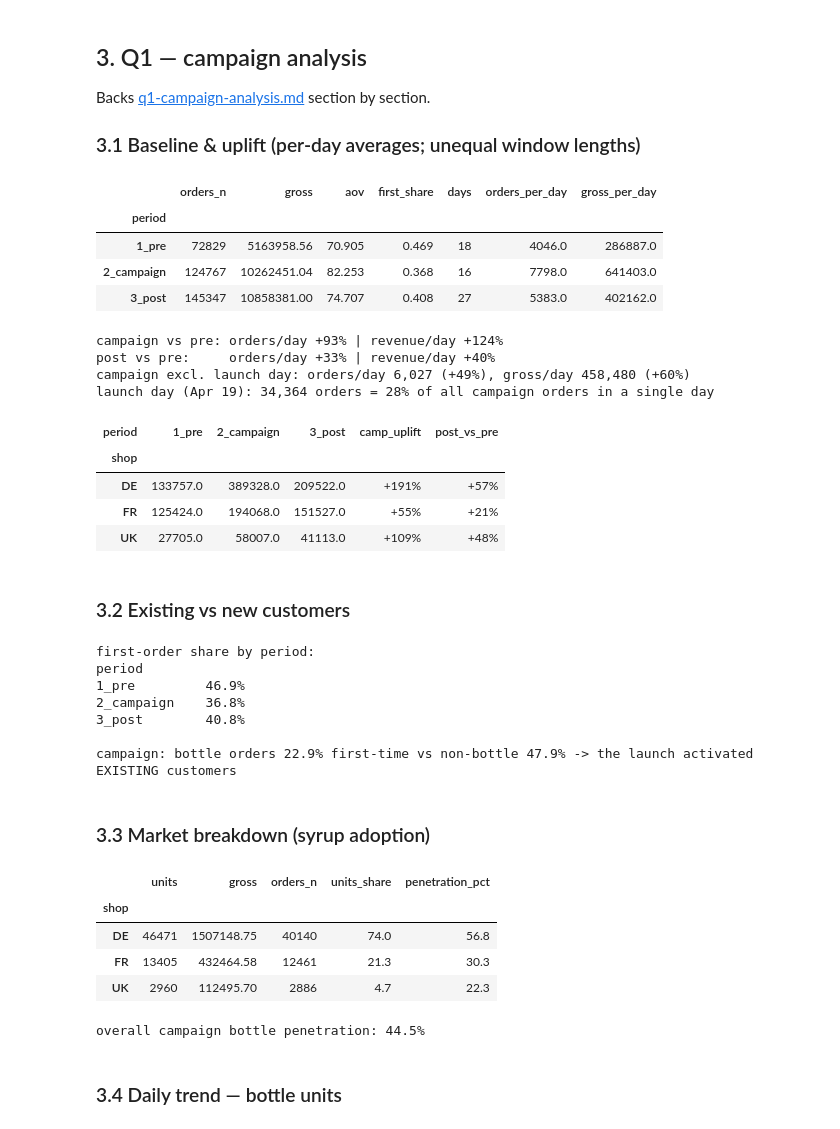
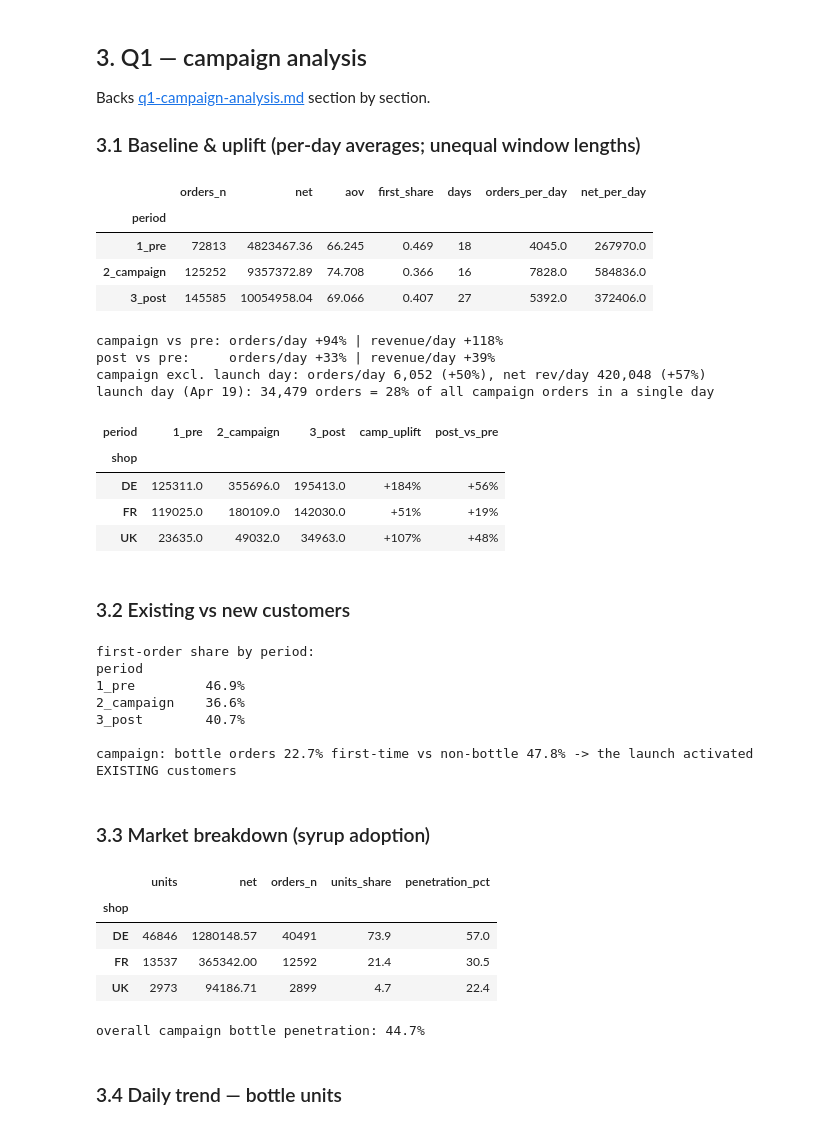
Before and after one commit to ugrodrigo/holy-case-rodrigo-uehara-guskuma, a Jupyter notebook: analysis.ipynb, the cells around one changed output. Drawn from its saved outputs; the diff is of its cells as text; code cells hidden in the pictures.

```diff
--- a/analysis.ipynb
+++ b/analysis.ipynb
@@ -306,13 +333,14 @@ periods **pre** Apr 1–18 / **campaign** Apr 19–May 4 / **post** May 5–31.
 # %%
 orders = orders_raw.drop_duplicates("order_id").copy()
 
-# an order counts as cancelled only if ALL its shipment rows are cancelled/ignored
-stat = ship.groupby("order_id").shipment_status.apply(set)
-fully_cancelled = set(stat[stat.apply(lambda s: s <= {"cancelled", "ignored"})].index)
-orders["cancelled"] = orders.order_id.isin(fully_cancelled)
-print("orders deduped:", len(orders), "| fully cancelled (excluded):", orders.cancelled.sum())
+# cancelled orders - rule confirmed by the data owner: a fully refunded order is a cancellation.
+# Guard to gross > 0: zero-value sample orders (e.g. the May 18 giveaway) trivially satisfy refunded >= gross.
+orders["cancelled"] = (orders.gross_revenue > 0) & (orders.refunded_value >= orders.gross_revenue)
+print("orders deduped:", len(orders), "| cancelled by refund rule (excluded):", orders.cancelled.sum())
 
 o = orders[~orders.cancelled].copy()
+print("negative net_revenue remaining among active orders:", (o.net_revenue < 0).sum(),
+      "(edge cases where refund exceeds gross+shipping-tax; negligible)")
 
 def period(d):
     if d <= pd.Timestamp("2026-04-18"): return "1_pre"
@@ -323,6 +351,7 @@ PERIOD_DAYS = pd.Series({"1_pre": 18, "2_campaign": 16, "3_post": 27})
 
 # enriched line items: only active orders, joined to order context and product master
 items = items_raw[items_raw.order_id.isin(o.order_id)].copy()
+items = items[~items.component_sku.str.startswith("10-00-42-002")]   # syrup spare parts: data owner says out of scope
 items = items.merge(o[["order_id", "order_date", "shop", "customer_id", "is_first_order", "period"]], on="order_id")
 items = items.merge(products, left_on="component_sku", right_on="sku", how="left")
 items["cat"] = items.category.fillna("UNKNOWN")
@@ -344,45 +374,45 @@ Backs [q1-campaign-analysis.md](docs/q1-campaign-analysis.md) section by section
 <a id="sec31"></a>
 ### 3.1 Baseline & uplift (per-day averages; unequal window lengths)
 # %%
-agg = o.groupby("period").agg(orders_n=("order_id", "count"), gross=("gross_revenue", "sum"),
-                              aov=("gross_revenue", "mean"), first_share=("is_first_order", "mean"))
+agg = o.groupby("period").agg(orders_n=("order_id", "count"), net=("net_revenue", "sum"),
+                              aov=("net_revenue", "mean"), first_share=("is_first_order", "mean"))
 agg["days"] = PERIOD_DAYS
 agg["orders_per_day"] = (agg.orders_n / agg.days).round(0)
-agg["gross_per_day"]  = (agg.gross / agg.days).round(0)
+agg["net_per_day"]  = (agg.net / agg.days).round(0)
 display(agg.round(3))
 
-up = lambda a, b: agg.loc[a, "gross_per_day"] / agg.loc[b, "gross_per_day"] - 1
+up = lambda a, b: agg.loc[a, "net_per_day"] / agg.loc[b, "net_per_day"] - 1
 upo = lambda a, b: agg.loc[a, "orders_per_day"] / agg.loc[b, "orders_per_day"] - 1
 print(f"campaign vs pre: orders/day {upo('2_campaign','1_pre'):+.0%} | revenue/day {up('2_campaign','1_pre'):+.0%}")
 print(f"post vs pre:     orders/day {upo('3_post','1_pre'):+.0%} | revenue/day {up('3_post','1_pre'):+.0%}")
 
 camp_nl = o[(o.period == "2_campaign") & (o.order_date != "2026-04-19")]   # excluding launch day
 print(f"campaign excl. launch day: orders/day {len(camp_nl)/15:,.0f} ({len(camp_nl)/15/agg.loc['1_pre','orders_per_day']-1:+.0%}), "
-      f"gross/day {camp_nl.gross_revenue.sum()/15:,.0f} ({camp_nl.gross_revenue.sum()/15/agg.loc['1_pre','gross_per_day']-1:+.0%})")
+      f"net rev/day {camp_nl.net_revenue.sum()/15:,.0f} ({camp_nl.net_revenue.sum()/15/agg.loc['1_pre','net_per_day']-1:+.0%})")
 launch_orders = agg.loc["2_campaign", "orders_n"] - len(camp_nl)
 print(f"launch day (Apr 19): {launch_orders:,.0f} orders = {launch_orders/agg.loc['2_campaign','orders_n']:.0%} of all campaign orders in a single day")
 
 # per market
-m = o.groupby(["period", "shop"]).gross_revenue.sum().unstack("period")
+m = o.groupby(["period", "shop"]).net_revenue.sum().unstack("period")
 m = m.div(PERIOD_DAYS, axis=1).round(0)
 m["camp_uplift"]  = (m["2_campaign"] / m["1_pre"] - 1).map("{:+.0%}".format)
 m["post_vs_pre"] = (m["3_post"] / m["1_pre"] - 1).map("{:+.0%}".format)
 display(m)
 # %% [output]
-|  | orders_n | gross | aov | first_share | days | orders_per_day | gross_per_day |
+|  | orders_n | net | aov | first_share | days | orders_per_day | net_per_day |
 | period |  |  |  |  |  |  |  |
-| 1_pre | 72829 | 5163958.56 | 70.905 | 0.469 | 18 | 4046.0 | 286887.0 |
-| 2_campaign | 124767 | 10262451.04 | 82.253 | 0.368 | 16 | 7798.0 | 641403.0 |
-| 3_post | 145347 | 10858381.00 | 74.707 | 0.408 | 27 | 5383.0 | 402162.0 |
+| 1_pre | 72813 | 4823467.36 | 66.245 | 0.469 | 18 | 4045.0 | 267970.0 |
+| 2_campaign | 125252 | 9357372.89 | 74.708 | 0.366 | 16 | 7828.0 | 584836.0 |
+| 3_post | 145585 | 10054958.04 | 69.066 | 0.407 | 27 | 5392.0 | 372406.0 |
-campaign vs pre: orders/day +93% | revenue/day +124%
-post vs pre:     orders/day +33% | revenue/day +40%
-campaign excl. launch day: orders/day 6,027 (+49%), gross/day 458,480 (+60%)
-launch day (Apr 19): 34,364 orders = 28% of all campaign orders in a single day
+campaign vs pre: orders/day +94% | revenue/day +118%
+post vs pre:     orders/day +33% | revenue/day +39%
+campaign excl. launch day: orders/day 6,052 (+50%), net rev/day 420,048 (+57%)
+launch day (Apr 19): 34,479 orders = 28% of all campaign orders in a single day
 | period | 1_pre | 2_campaign | 3_post | camp_uplift | post_vs_pre |
 | shop |  |  |  |  |  |
-| DE | 133757.0 | 389328.0 | 209522.0 | +191% | +57% |
-| FR | 125424.0 | 194068.0 | 151527.0 | +55% | +21% |
-| UK | 27705.0 | 58007.0 | 41113.0 | +109% | +48% |
+| DE | 125311.0 | 355696.0 | 195413.0 | +184% | +56% |
+| FR | 119025.0 | 180109.0 | 142030.0 | +51% | +19% |
+| UK | 23635.0 | 49032.0 | 34963.0 | +107% | +48% |
 # %% [markdown]
 <a id="sec32"></a>
 ### 3.2 Existing vs new customers
@@ -396,27 +426,27 @@ print(f"\ncampaign: bottle orders {camp[camp.has_bottle].is_first_order.mean():.
 first-order share by period:
 period
 1_pre         46.9%
-2_campaign    36.8%
-3_post        40.8%
+2_campaign    36.6%
+3_post        40.7%
 
-campaign: bottle orders 22.9% first-time vs non-bottle 47.9% -> the launch activated EXISTING customers
+campaign: bottle orders 22.7% first-time vs non-bottle 47.8% -> the launch activated EXISTING customers
 # %% [markdown]
 <a id="sec33"></a>
 ### 3.3 Market breakdown (syrup adoption)
 # %%
 camp_bot = bot[bot.period == "2_campaign"]
-mk = camp_bot.groupby("shop").agg(units=("quantity", "sum"), gross=("gross_revenue", "sum"), orders_n=("order_id", "nunique"))
+mk = camp_bot.groupby("shop").agg(units=("quantity", "sum"), net=("net_revenue", "sum"), orders_n=("order_id", "nunique"))
 mk["units_share"] = (mk.units / mk.units.sum() * 100).round(1)
 mk["penetration_pct"] = (mk.orders_n / camp.groupby("shop").order_id.count() * 100).round(1)
 display(mk)
 print(f"overall campaign bottle penetration: {camp.has_bottle.mean():.1%}")
 # %% [output]
-|  | units | gross | orders_n | units_share | penetration_pct |
+|  | units | net | orders_n | units_share | penetration_pct |
 | shop |  |  |  |  |  |
-| DE | 46471 | 1507148.75 | 40140 | 74.0 | 56.8 |
-| FR | 13405 | 432464.58 | 12461 | 21.3 | 30.3 |
-| UK | 2960 | 112495.70 | 2886 | 4.7 | 22.3 |
+| DE | 46846 | 1280148.57 | 40491 | 73.9 | 57.0 |
+| FR | 13537 | 365342.00 | 12592 | 21.4 | 30.5 |
+| UK | 2973 | 94186.71 | 2899 | 4.7 | 22.4 |
-overall campaign bottle penetration: 44.5%
+overall campaign bottle penetration: 44.7%
 # %% [markdown]
 <a id="sec34"></a>
 ### 3.4 Daily trend — bottle units
```
Also changed, not shown: parts of 25 cells of this notebook, 9 other files.
